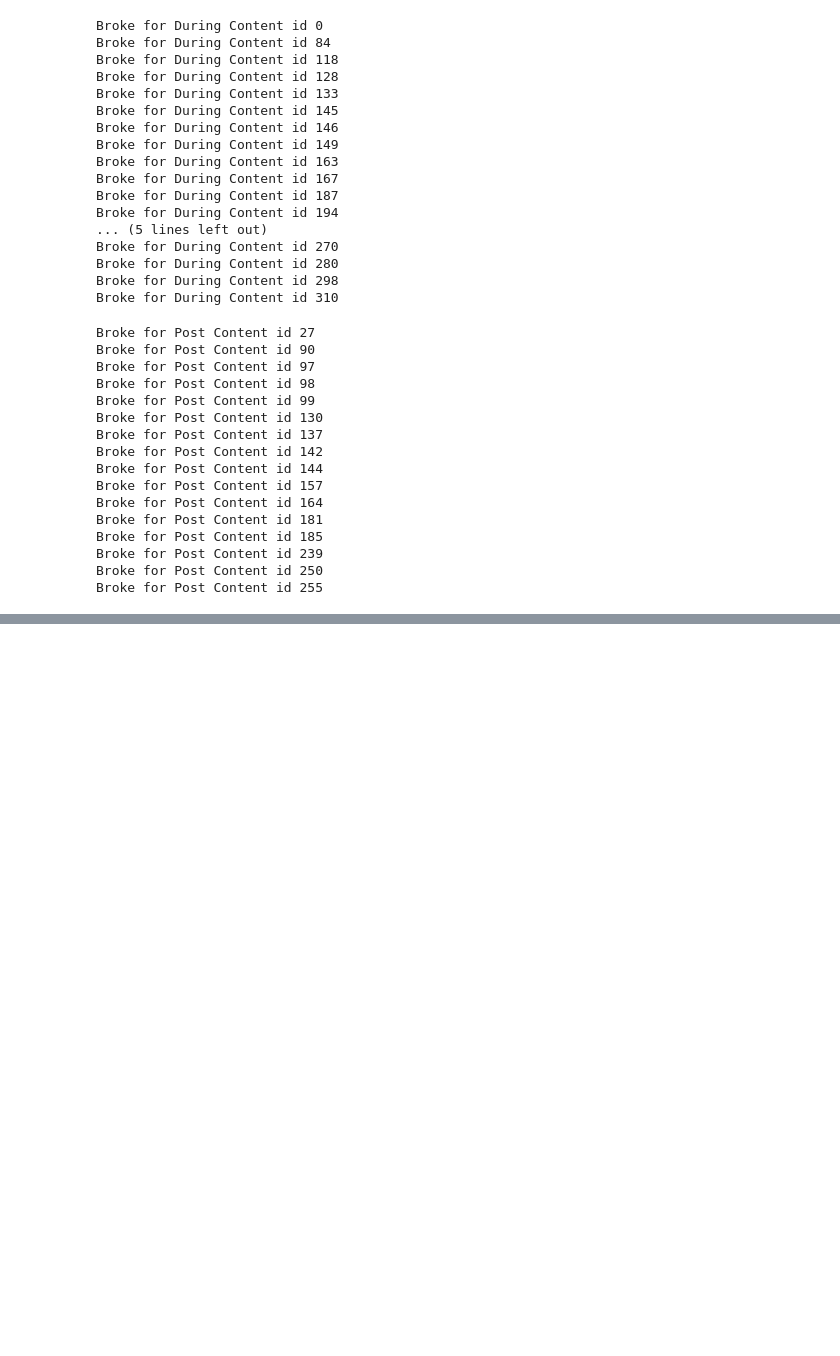
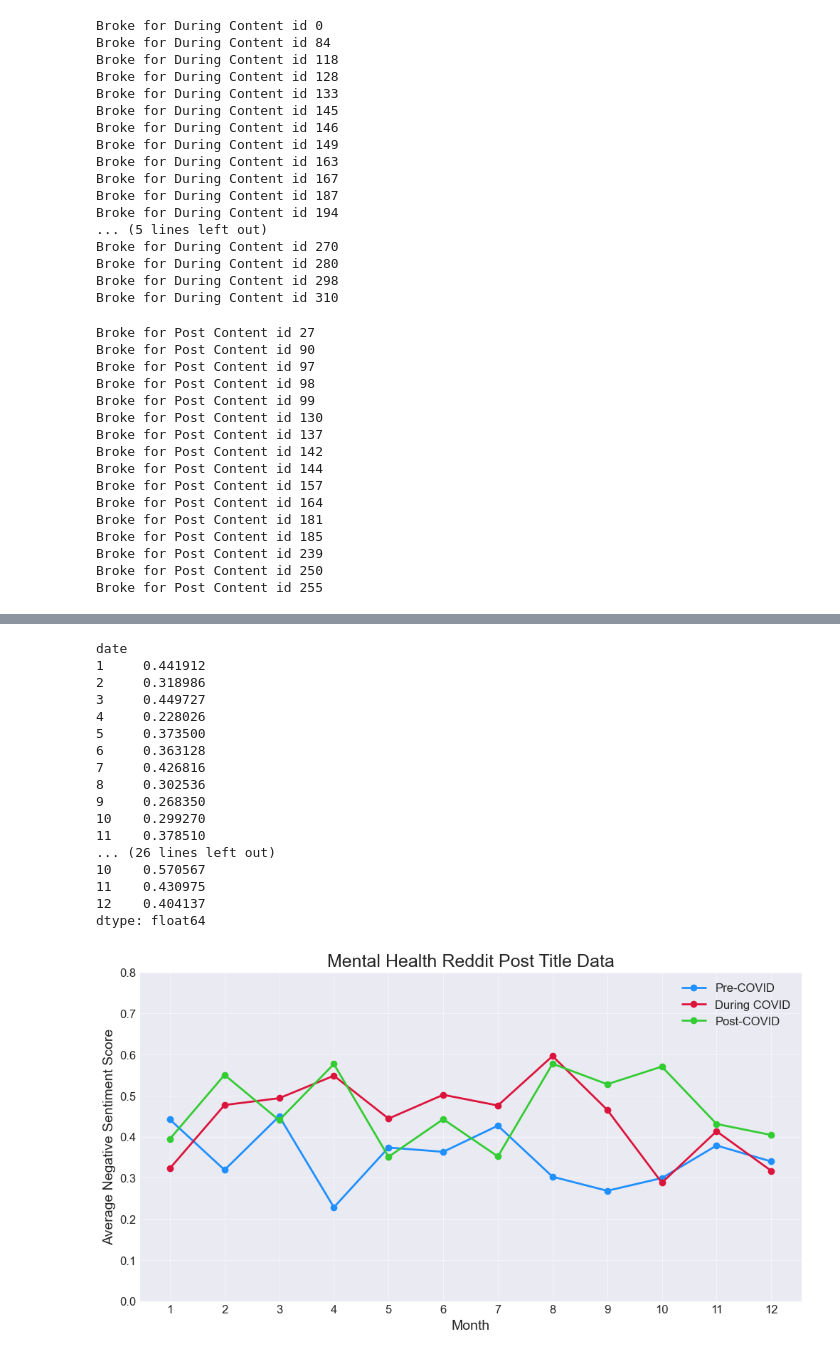
Before and after one commit to meliakru/Covid-and-Reddit, a Jupyter notebook: VaderRobertaSentimentComparison/RobertaMentalHealthLineGraphs.ipynb, the cells around one changed output, grey strips where cells are left out. Saved outputs shown, nothing was run; the diff lists cells and outputs as text; code cells hidden in the pictures; blank space fills up the shorter version.

```diff
--- a/VaderRobertaSentimentComparison/RobertaMentalHealthLineGraphs.ipynb
+++ b/VaderRobertaSentimentComparison/RobertaMentalHealthLineGraphs.ipynb
@@ -184,6 +185,71 @@ preMentalHealthTitleDF.head()
 | 2 | 2 | 0.067821 | 0.604654 | 0.327525 | mentalhealth | I made a suicide scale. Hoping it... | [suicide scale](https://emmengard... | Living in states 8-9 for twelve y... | 1963 | ... |
 | 3 | 3 | 0.409131 | 0.566876 | 0.023993 | mentalhealth | To the person who deleted their p... | I don't really know what's going ... | Upvoted this to make sure they se... | 1356 | ... |
 | 4 | 4 | 0.028931 | 0.226399 | 0.744670 | mentalhealth | People who welcome you back with ... | Self isolation is horrific and th... | I have a friend I cancel on a lot... | 1026 | ... |
+# %%
+def postsPerMonth(df):
+    df['date'] = pd.to_datetime(df['date'])
+    df['month'] = df['date'].dt.month
+    return df.groupby('month').count()['uniquePostID']
+
+def postsSumNegByMonth(df):
+    df['date'] = pd.to_datetime(df['date'])
+    df['month'] = df['date'].dt.month
+    return df.groupby(df['date'].dt.month)['roberta_neg'].sum()
+
+preCovidPostPerMonthData = postsPerMonth(preMentalHealthTitleDF)
+perCovidPostPerMonthNegSum = postsSumNegByMonth(preMentalHealthTitleDF)
+preCovidNegPerMonthAverage = perCovidPostPerMonthNegSum / preCovidPostPerMonthData
+print(preCovidNegPerMonthAverage)
+
+duringCovidPostPerMonthData = postsPerMonth(duringMentalHealthTitleDF)
+duringCovidPostPerMonthNegSum = postsSumNegByMonth(duringMentalHealthTitleDF)
+duringCovidNegPerMonthAverage = duringCovidPostPerMonthNegSum / duringCovidPostPerMonthData
+print(duringCovidNegPerMonthAverage)
+
+postCovidPostPerMonthData = postsPerMonth(postMentalHealthTitleDF)
+postCovidPostPerMonthNegSum = postsSumNegByMonth(postMentalHealthTitleDF)
+postCovidNegPerMonthAverage = postCovidPostPerMonthNegSum / postCovidPostPerMonthData
+print(postCovidNegPerMonthAverage)
+
+plt.style.use('seaborn-darkgrid')
+
+# Create a line plot
+plt.figure(figsize=(12, 6))
+plt.plot(preCovidNegPerMonthAverage, label='Pre-COVID', color='dodgerblue', linewidth=2, marker='o')
+plt.plot(duringCovidNegPerMonthAverage, label='During COVID', color='crimson', linewidth=2, marker='o')
+plt.plot(postCovidNegPerMonthAverage, label='Post-COVID', color='limegreen', linewidth=2, marker='o')
+
+# Customize the plot
+plt.title('Mental Health Reddit Post Title Data', fontsize=18)
+plt.xlabel('Month', fontsize=14)
+plt.ylabel('Average Negative Sentiment Score', fontsize=14)
+plt.xticks(range(1, 13), fontsize=12)
+plt.yticks(fontsize=12)
+plt.ylim(0, .8)
+plt.legend(fontsize=12)
+plt.grid(alpha=0.5)
+
+# Show the plot
+plt.show()
+# %% [output]
+date
+1     0.441912
+2     0.318986
+3     0.449727
+4     0.228026
+5     0.373500
+6     0.363128
+7     0.426816
+8     0.302536
+9     0.268350
+10    0.299270
+11    0.378510
+... (26 lines left out)
+10    0.570567
+11    0.430975
+12    0.404137
+dtype: float64
+[figure, added]
 # %%
 def postsPerMonth(df):
     df['date'] = pd.to_datetime(df['date'])
```
Also changed, not shown: parts of 4 cells of this notebook, 2 other files.
